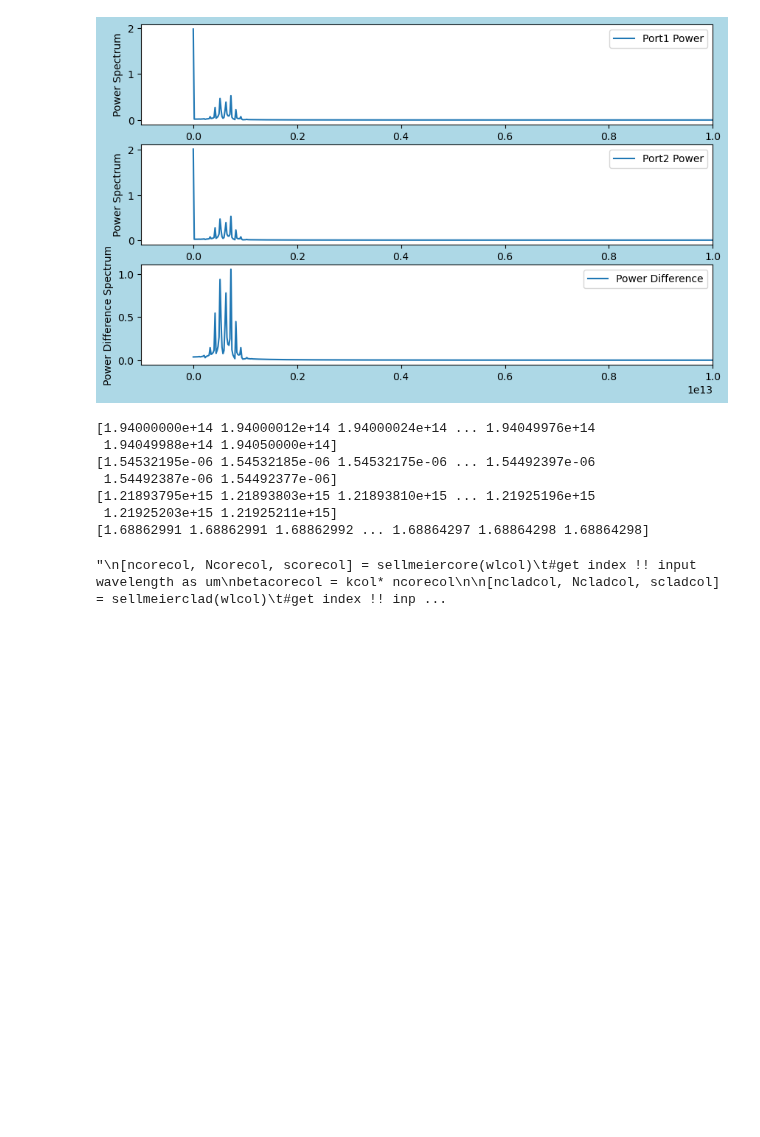
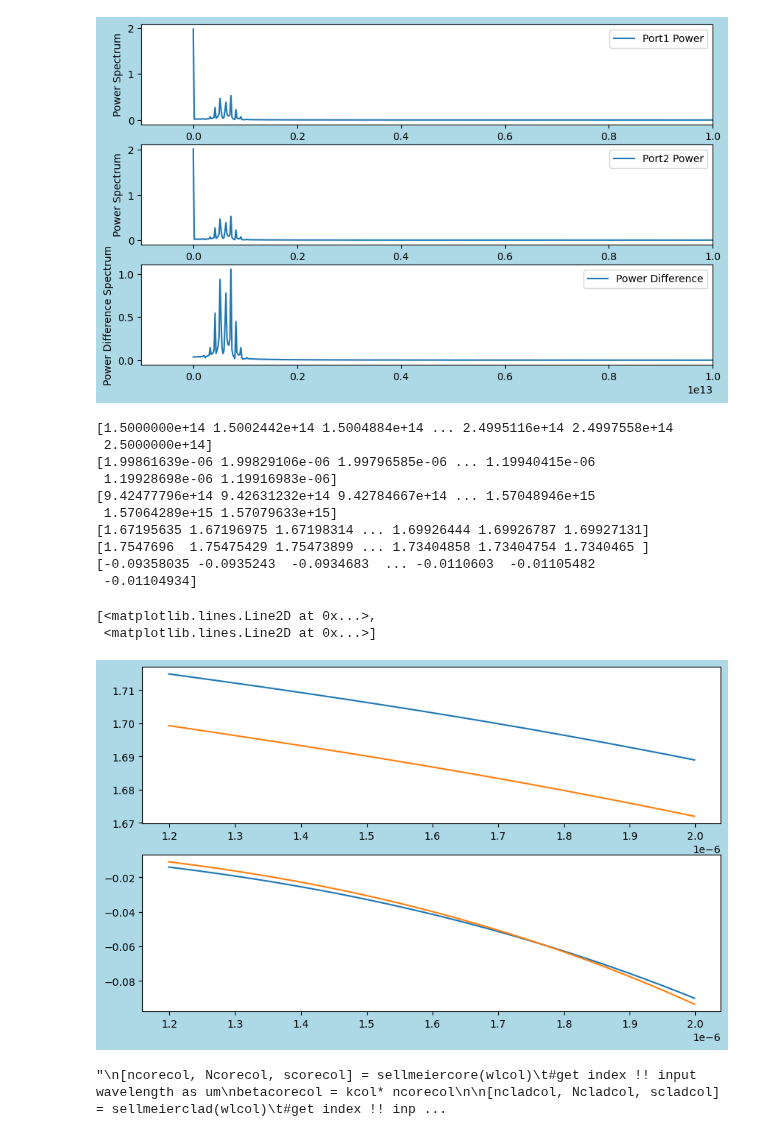
Before and after one commit to tacticstactics/Optical-pulse-broadening, a Jupyter notebook: pulse_broadening_in_optical_fibers_main.ipynb, the cells around one changed output. Saved outputs shown, nothing was run; the diff lists cells and outputs as text; code cells hidden in the pictures; blank space fills up the shorter version.

```diff
--- a/pulse_broadening_in_optical_fibers_main.ipynb
+++ b/pulse_broadening_in_optical_fibers_main.ipynb
@@ -240,37 +240,57 @@ Difference Frequency: freq_diff [Hz]
 # %%
 # pulses_fiber_10G
 
 from wl_freq_omega_def import wl_freq_omega
 from sellmeier_def import sellmeiercore, sellmeierclad
 
-startfreq = 194e12
-stopfreq = 194.05e12
+#startfreq = 194e12
+#stopfreq = 194.05e12
+startfreq = 150e12
+stopfreq = 250e12
+
+
 mm = 4096 # 2048, 4096, 8192, 16384
 
 freqcol, wlcol, omegacol, kcol = wl_freq_omega(startfreq, stopfreq, mm)
 
 print(freqcol)
 print(wlcol)
 print(omegacol)
 
 ncorecol, Ncorecol, scorecol = sellmeiercore(1e6*wlcol)	#get index !! input wavelength as um
 
 ncladcol, Ncladcol, scladcol = sellmeierclad(1e6*wlcol)	#get index !! input wavelength as um
 
 betacol = kcol
 #betacol = kcol* np.sqrt((ncladcol)**2 + ((ncorecol)**2 - (ncladcol)**2))
 
 distance = 1 * 1000
 
 print(ncladcol)
+print(Ncladcol)
+print(scladcol)
+
+
+fig4 = plt.figure(figsize = (10,6), facecolor='lightblue')
+ax4_1 = fig4.add_subplot(2, 1, 1)
+ax4_2 = fig4.add_subplot(2, 1, 2)
+
+ax4_1.plot(wlcol, ncorecol, wlcol, ncladcol,)
+ax4_2.plot(wlcol, scorecol, wlcol, scladcol)
 # %% [output]
-[1.94000000e+14 1.94000012e+14 1.94000024e+14 ... 1.94049976e+14
- 1.94049988e+14 1.94050000e+14]
-[1.54532195e-06 1.54532185e-06 1.54532175e-06 ... 1.54492397e-06
- 1.54492387e-06 1.54492377e-06]
-[1.21893795e+15 1.21893803e+15 1.21893810e+15 ... 1.21925196e+15
- 1.21925203e+15 1.21925211e+15]
-[1.68862991 1.68862991 1.68862992 ... 1.68864297 1.68864298 1.68864298]
+[1.5000000e+14 1.5002442e+14 1.5004884e+14 ... 2.4995116e+14 2.4997558e+14
+ 2.5000000e+14]
+[1.99861639e-06 1.99829106e-06 1.99796585e-06 ... 1.19940415e-06
+ 1.19928698e-06 1.19916983e-06]
+[9.42477796e+14 9.42631232e+14 9.42784667e+14 ... 1.57048946e+15
+ 1.57064289e+15 1.57079633e+15]
+[1.67195635 1.67196975 1.67198314 ... 1.69926444 1.69926787 1.69927131]
+[1.7547696  1.75475429 1.75473899 ... 1.73404858 1.73404754 1.7340465 ]
+[-0.09358035 -0.0935243  -0.0934683  ... -0.0110603  -0.01105482
+ -0.01104934]
+[<matplotlib.lines.Line2D at 0x...>,
+ <matplotlib.lines.Line2D at 0x...>]
+[figure, added]
 # %%
 
 # c = 2.99792458 * 1e8;	%m/sec
```
Also changed, not shown: 1 other file.
